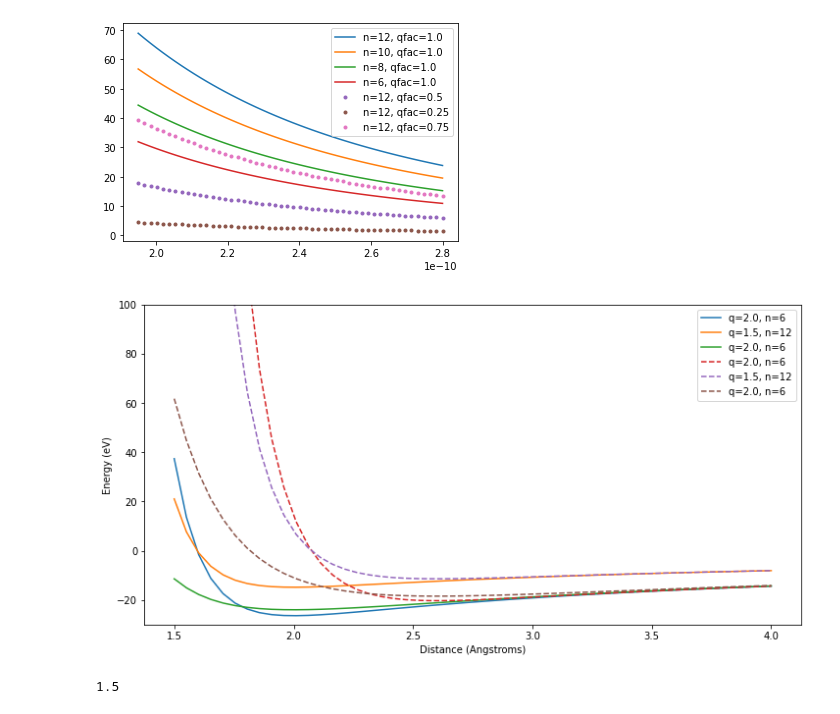
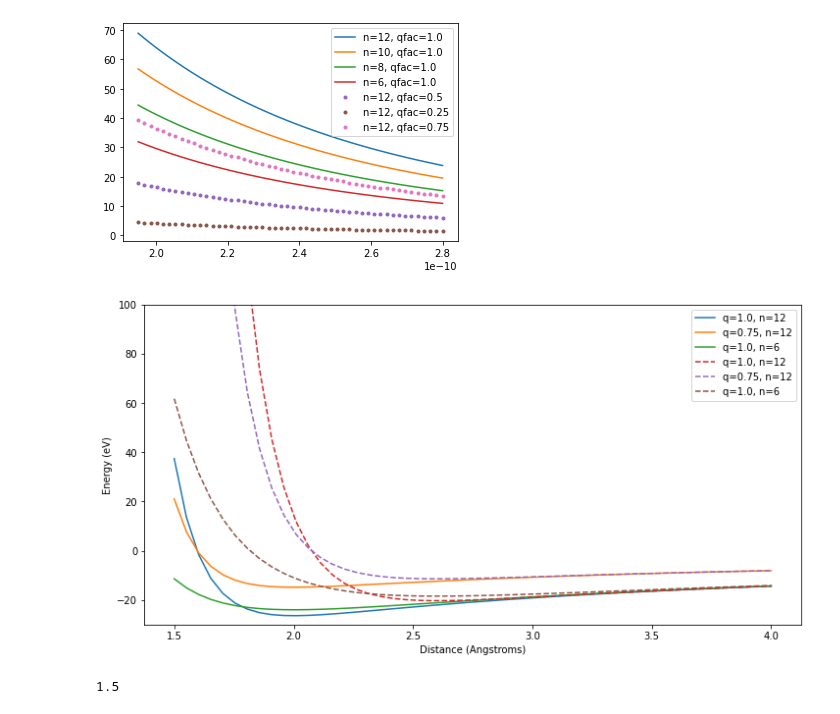
Before and after one commit to andreww/isofrac, a Jupyter notebook: potential_figure.ipynb, the cells around one changed output. Cells and saved outputs as stored; diff of their text form; code cells hidden in the pictures.

```diff
--- a/potential_figure.ipynb
+++ b/potential_figure.ipynb
@@ -241,23 +241,23 @@ plt.show()
 # %%
 r0 = 2.0E-10
 rs = np.linspace(1.5E-10, 4.0E-10)
 fig, ax = plt.subplots(figsize=(12,6))
-ax.plot(rs*m2ang, energy(rs, 2.0, -2.0, cal_b(r0, 2.0, -2.0, 12), 12)*j2ev, label='q=2.0, n=6')
-ax.plot(rs*m2ang, energy(rs, 2.0*0.75, -2.0*0.75, cal_b(r0, 2.0*0.75, -2.0*0.75, 12), 12)*j2ev, label='q=1.5, n=12')
-ax.plot(rs*m2ang, energy(rs, 2.0, -2.0, cal_b(r0, 2.0, -2.0, 6), 6)*j2ev, label='q=2.0, n=6')
+ax.plot(rs*m2ang, energy(rs, 2.0, -2.0, cal_b(r0, 2.0, -2.0, 12), 12)*j2ev, label='q=1.0, n=12')
+ax.plot(rs*m2ang, energy(rs, 2.0*0.75, -2.0*0.75, cal_b(r0, 2.0*0.75, -2.0*0.75, 12), 12)*j2ev, label='q=0.75, n=12')
+ax.plot(rs*m2ang, energy(rs, 2.0, -2.0, cal_b(r0, 2.0, -2.0, 6), 6)*j2ev, label='q=1.0, n=6')
 
-ax.plot(rs*m2ang, energy(rs, 2.0, -2.0, cal_b(2.6E-10, 2.0, -2.0, 12), 12)*j2ev, '--', label='q=2.0, n=6')
-ax.plot(rs*m2ang, energy(rs, 2.0*0.75, -2.0*0.75, cal_b(2.6E-10, 2.0*0.75, -2.0*0.75, 12), 12)*j2ev, '--', label='q=1.5, n=12')
-ax.plot(rs*m2ang, energy(rs, 2.0, -2.0, cal_b(2.6E-10, 2.0, -2.0, 6), 6)*j2ev, '--', label='q=2.0, n=6')
+ax.plot(rs*m2ang, energy(rs, 2.0, -2.0, cal_b(2.6E-10, 2.0, -2.0, 12), 12)*j2ev, '--', label='q=1.0, n=12')
+ax.plot(rs*m2ang, energy(rs, 2.0*0.75, -2.0*0.75, cal_b(2.6E-10, 2.0*0.75, -2.0*0.75, 12), 12)*j2ev, '--', label='q=0.75, n=12')
+ax.plot(rs*m2ang, energy(rs, 2.0, -2.0, cal_b(2.6E-10, 2.0, -2.0, 6), 6)*j2ev, '--', label='q=1.0, n=6')
 
 ax.set_ylim(-30, 100)
 ax.legend()
 
 ax.set_xlabel('Distance (Angstroms)')
 ax.set_ylabel('Energy (eV)')
 plt.show()
 # %% [output]
-[figure, old version]
+[figure, new version]
 # %%
 2*0.75
 # %% [output]
```
Also changed, not shown: parts of 5 cells of this notebook.
